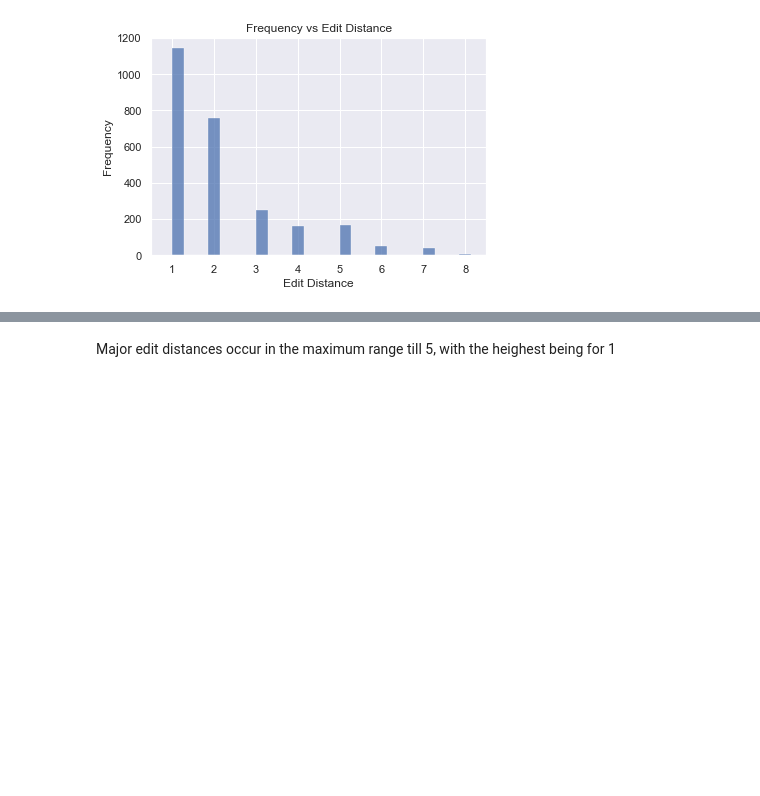
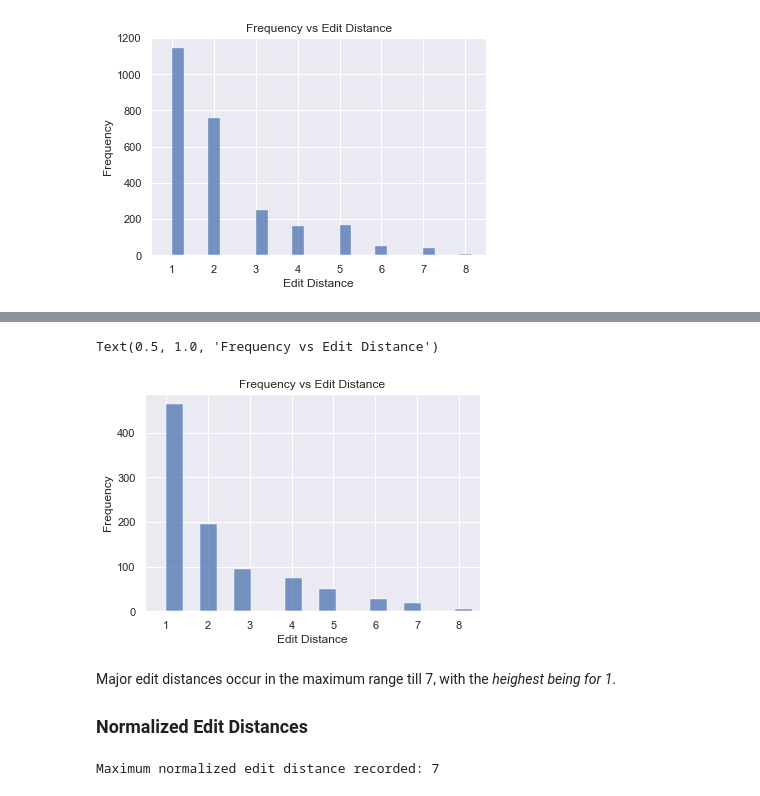
Before and after one commit to Sidx-sys/LexNorm-WNUT, a Jupyter notebook: data_analysis.ipynb, the cells around one changed output, grey strips where cells are left out. Drawn from its saved outputs; the diff is of its cells as text; code cells hidden in the pictures; blank space fills up the shorter version.

```diff
--- a/data_analysis.ipynb
+++ b/data_analysis.ipynb
@@ -250,2 +266,12 @@ Text(0.5, 1.0, 'Frequency vs Edit Distance')
+# %%
+fig, ax = plt.subplots()
+sns.histplot(edit_distances, ax=ax)
+ax.set_xlim(0.5, 8.5)
+ax.set(xlabel="Edit Distance", ylabel="Frequency")
+ax.set_title("Frequency vs Edit Distance")
+# %% [output]
+Text(0.5, 1.0, 'Frequency vs Edit Distance')
+[figure, added]
 # %% [markdown]
-Major edit distances occur in the maximum range till 5, with the heighest being for 1
+Major edit distances occur in the maximum range till 7, with the *heighest being for 1*.
+### Normalized Edit Distances
@@ -251,0 +291,4 @@ Major edit distances occur in the maximum range till 5, with the heighest being
+# %%
+print(f"Maximum normalized edit distance recorded: {int(max(norm_edit_distances))}")
+# %% [output]
+Maximum normalized edit distance recorded: 7
```
Also changed, not shown: parts of 11 cells of this notebook.
